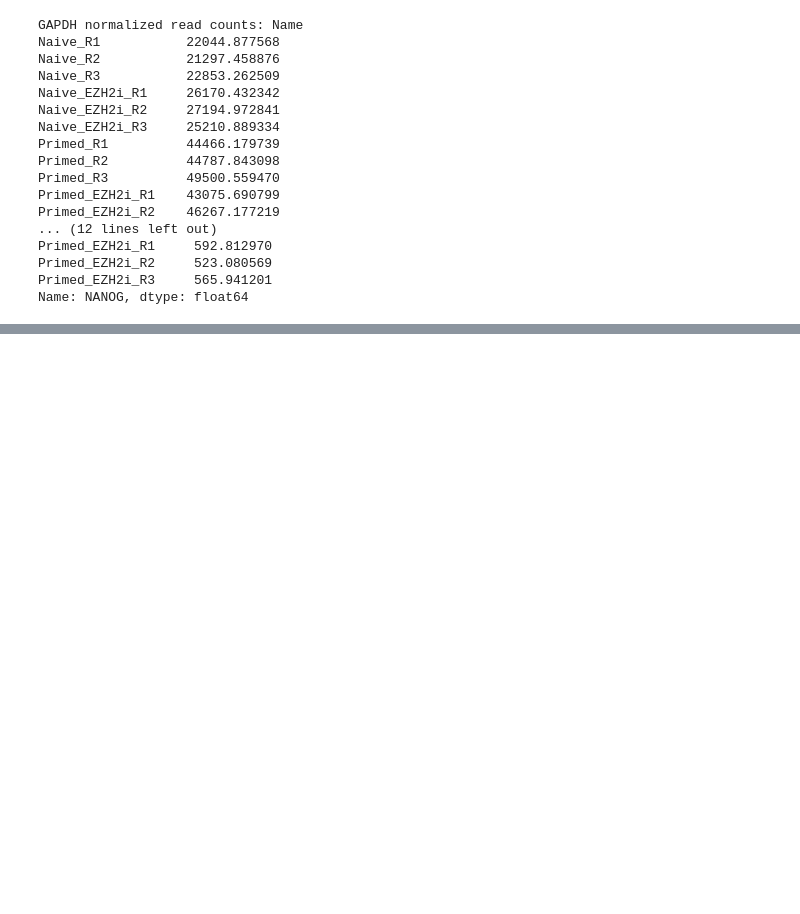
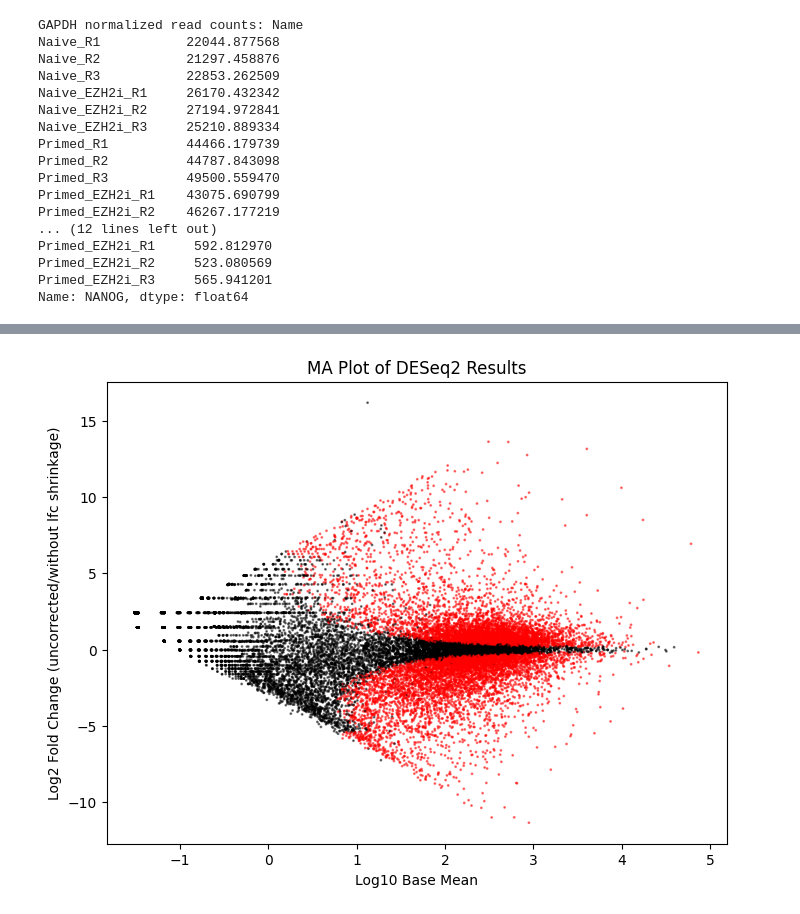
Before and after one commit to simonelsasser/SP1-01-Ex, a Jupyter notebook: Kumar_NCB/DEG-Kumar.ipynb, the cells around one changed output, grey strips where cells are left out. Saved outputs shown, nothing was run; the diff lists cells and outputs as text; code cells hidden in the pictures; blank space fills up the shorter version.

```diff
--- a/Kumar_NCB/DEG-Kumar.ipynb
+++ b/Kumar_NCB/DEG-Kumar.ipynb
@@ -524,12 +513,16 @@ ValueError: 'naive (t2iGoY)_10 uM EZH2 for 7 days' is not in list
 # %%
-
-#
-# #########################
+#########################
 ######   TASK 5   #######
-#    volcanoe plot      #
+#    volcanoe plots     #
 #########################
 
-# get results in object
-res = ds.results_df
-res_sorted = res.sort_values(by="padj")
-print(res_sorted)
+# Extract the results of the DESeq2 analysis for the contrast "Naive_none" vs "Primed_none", which is then
+# stored in the "results_df" attribute of the ds object
+
+ds = DeseqStats(dds, contrast=["design", "naive_none", "primed_none"], n_cpus=1)
+ds.summary()
+naive_vs_primed_raw_lfc = ds.results_df["log2FoldChange"]
+ds.lfc_shrink(coeff="design[T.naive_none]")
+
+naive_vs_primed = ds.results_df
+ds.summary()
@@ -660,0 +568,15 @@ plt.show()
+# %%
+########
+# Plot a so-called MA-plot:
+# xaxis is the expression of the gene (log10[baseMean])
+# yaxis is the log2 fold change, color points with padj < 0.05 in red and the rest in black
+
+plt.figure(figsize=(8, 6))
+colors = np.where(naive_vs_primed["padj"] < 0.01, "red", "black")
+plt.scatter(np.log10(naive_vs_primed["baseMean"]), naive_vs_primed_raw_lfc, c=colors, alpha=0.5, s=1)
+plt.xlabel("Log10 Base Mean")
+plt.ylabel("Log2 Fold Change (uncorrected/without lfc shrinkage)")
+plt.title("MA Plot of DESeq2 Results")
+plt.show()
+# %% [output]
+[figure, added]
```
Also changed, not shown: parts of 22 cells of this notebook.
